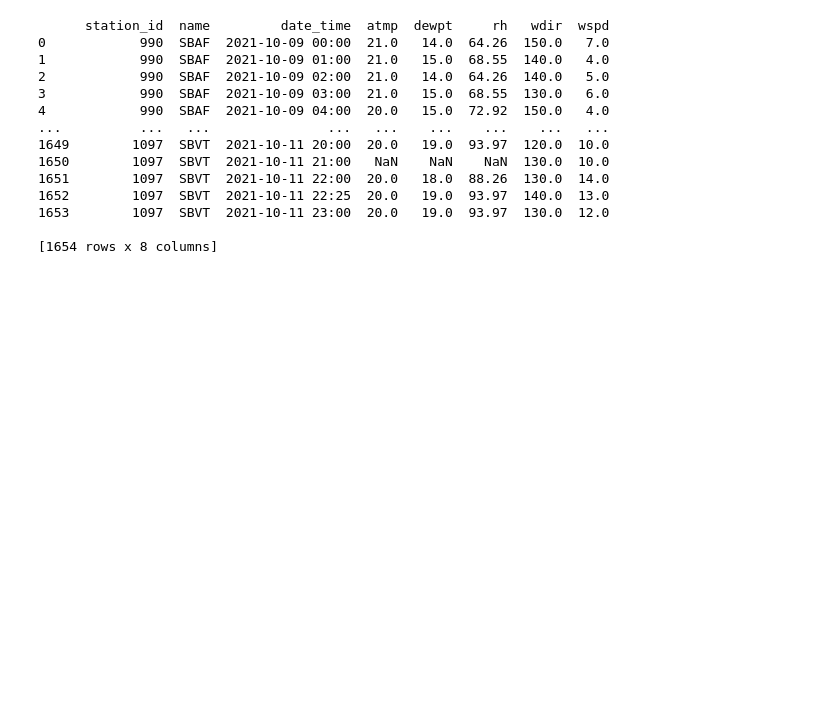
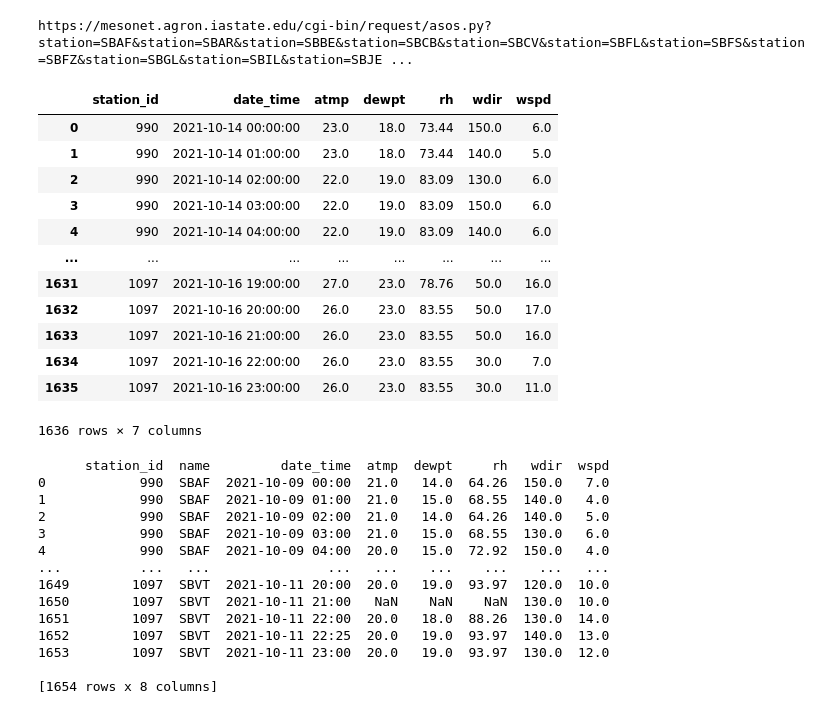
Before and after one commit to soutobias/oceanoobsbrasil, a Jupyter notebook: notebooks/metar.ipynb, the cells around one changed output. Saved outputs shown, nothing was run; the diff lists cells and outputs as text; code cells hidden in the pictures; blank space fills up the shorter version.

```diff
--- a/notebooks/metar.ipynb
+++ b/notebooks/metar.ipynb
@@ -17,6 +17,23 @@ from oceanoobsbrasil.weather_stations.metar import Metar
 bd = GetData()
 # %%
 m = Metar()
+# %%
+m.get()
+# %% [output]
+https://mesonet.agron.iastate.edu/cgi-bin/request/asos.py?station=SBAF&station=SBAR&station=SBBE&station=SBCB&station=SBCV&station=SBFL&station=SBFS&station=SBFZ&station=SBGL&station=SBIL&station=SBJE ...
+|  | station_id | date_time | atmp | dewpt | rh | wdir | wspd |
+| 0 | 990 | 2021-10-14 00:00:00 | 23.0 | 18.0 | 73.44 | 150.0 | 6.0 |
+| 1 | 990 | 2021-10-14 01:00:00 | 23.0 | 18.0 | 73.44 | 140.0 | 5.0 |
+| 2 | 990 | 2021-10-14 02:00:00 | 22.0 | 19.0 | 83.09 | 130.0 | 6.0 |
+| 3 | 990 | 2021-10-14 03:00:00 | 22.0 | 19.0 | 83.09 | 150.0 | 6.0 |
+| 4 | 990 | 2021-10-14 04:00:00 | 22.0 | 19.0 | 83.09 | 140.0 | 6.0 |
+| ... | ... | ... | ... | ... | ... | ... | ... |
+| 1631 | 1097 | 2021-10-16 19:00:00 | 27.0 | 23.0 | 78.76 | 50.0 | 16.0 |
+| 1632 | 1097 | 2021-10-16 20:00:00 | 26.0 | 23.0 | 83.55 | 50.0 | 17.0 |
+| 1633 | 1097 | 2021-10-16 21:00:00 | 26.0 | 23.0 | 83.55 | 50.0 | 16.0 |
+| 1634 | 1097 | 2021-10-16 22:00:00 | 26.0 | 23.0 | 83.55 | 30.0 | 7.0 |
+| 1635 | 1097 | 2021-10-16 23:00:00 | 26.0 | 23.0 | 83.55 | 30.0 | 11.0 |
+1636 rows × 7 columns
 # %%
 m.get(save_bd=True)
 # %% [output]
```
Also changed, not shown: 14 other files.
